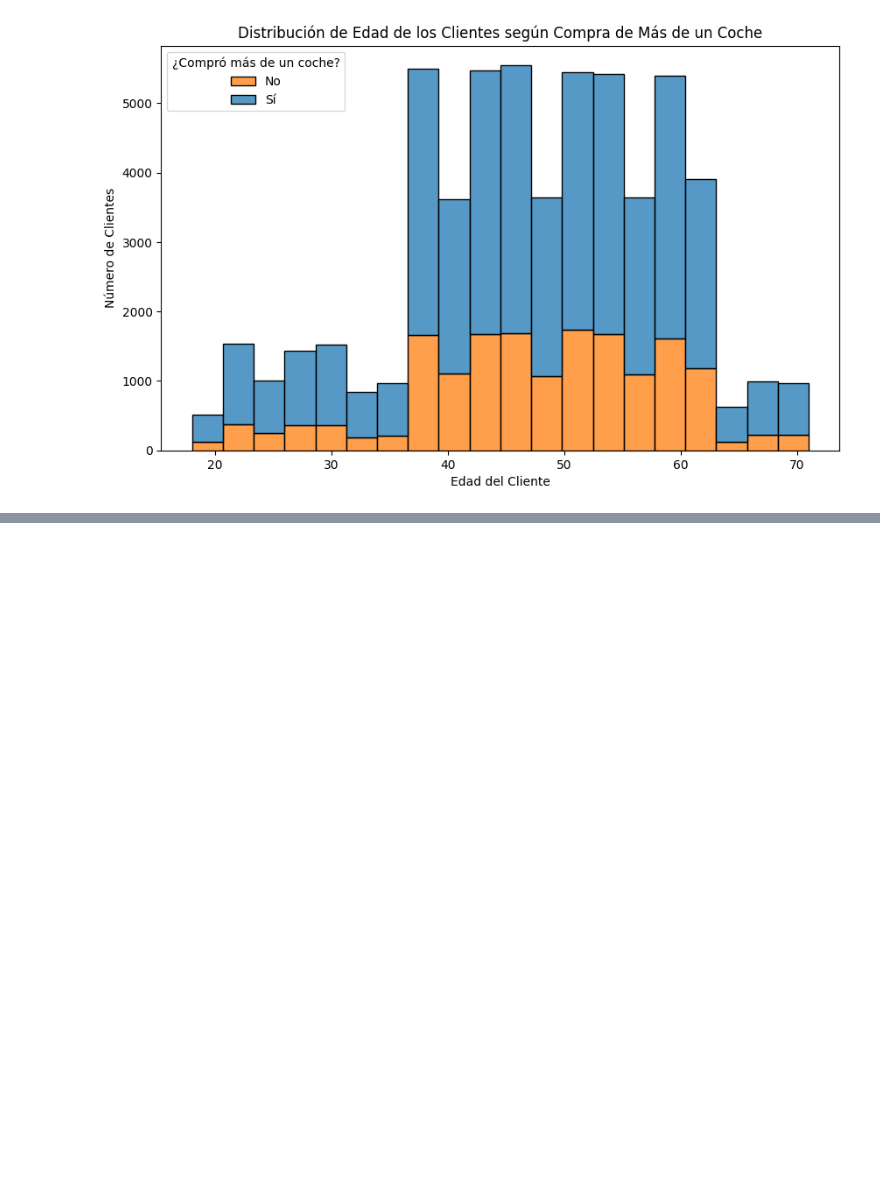
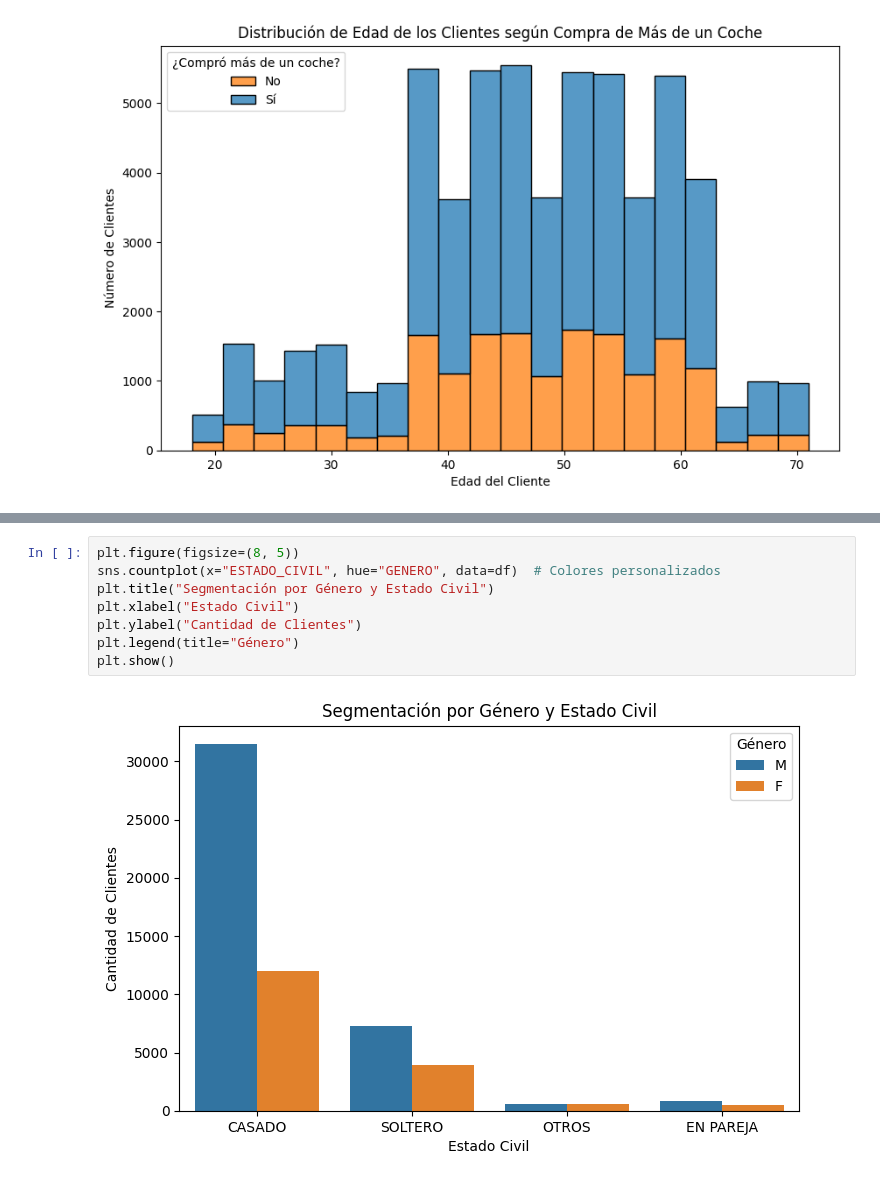
Before and after one commit to luciacantos/propensity_train, a Jupyter notebook: notebooks/01-eda_analysis.ipynb, the cells around one changed output, grey strips where cells are left out. Drawn from its saved outputs; the diff is of its cells as text; blank space fills up the shorter version.

```diff
--- a/notebooks/01-eda_analysis.ipynb
+++ b/notebooks/01-eda_analysis.ipynb
@@ -207,0 +243,10 @@ plt.show()
+# %%
+plt.figure(figsize=(8, 5))
+sns.countplot(x="ESTADO_CIVIL", hue="GENERO", data=df)  # Colores personalizados
+plt.title("Segmentación por Género y Estado Civil")
+plt.xlabel("Estado Civil")
+plt.ylabel("Cantidad de Clientes")
+plt.legend(title="Género")
+plt.show()
+# %% [output]
+[figure, added]
```
Also changed, not shown: parts of 5 cells of this notebook, 3 other files.
